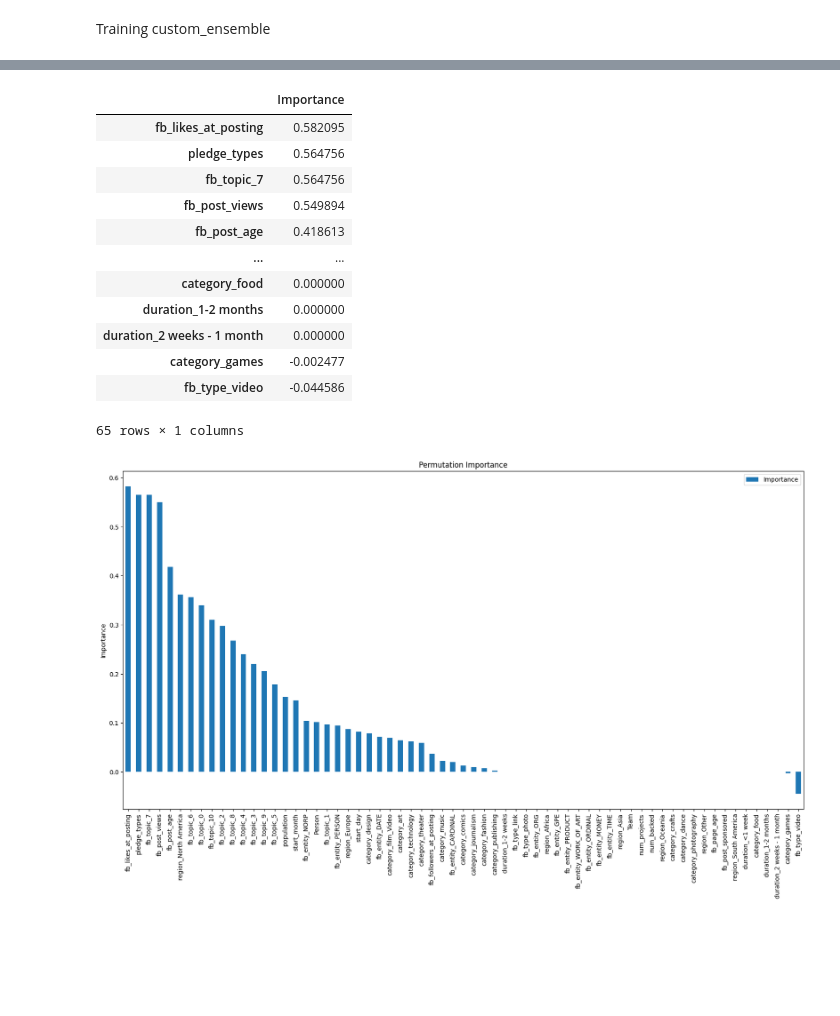
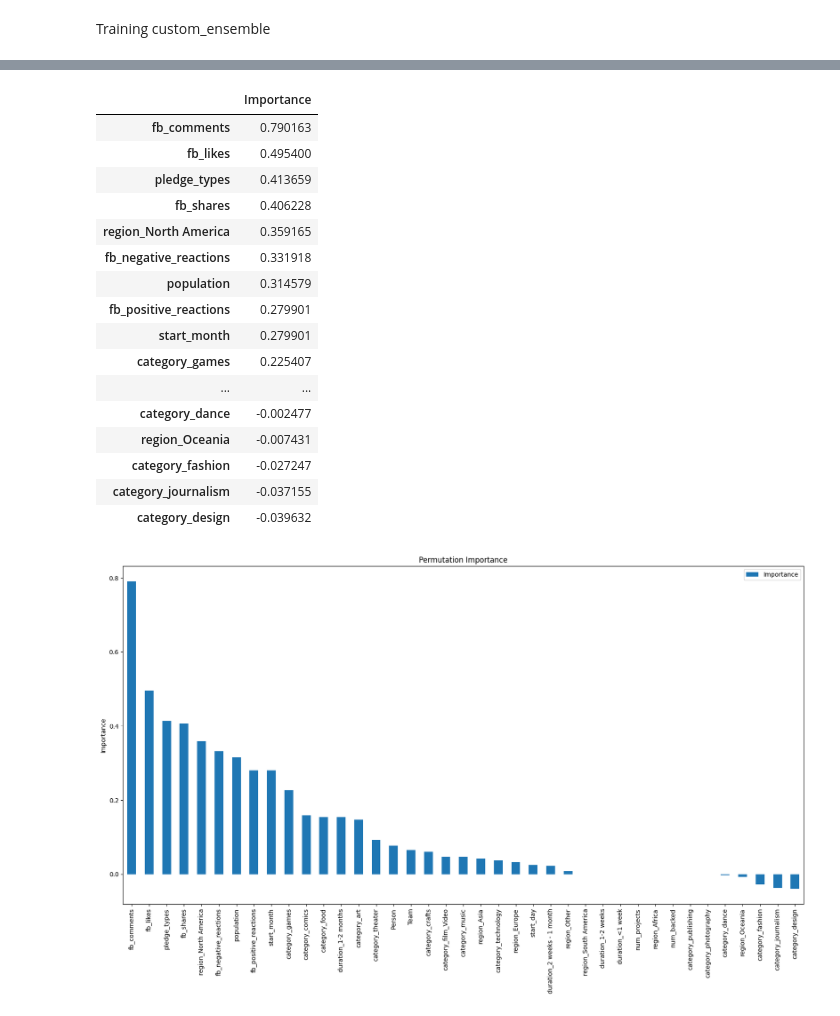
Before and after one commit to Akhil-Theerthala/Crowdfunding-Social-Media-Drivers, a Jupyter notebook: Modelling/ensemble_test.ipynb, the cells around one changed output, grey strips where cells are left out. Drawn from its saved outputs; the diff is of its cells as text; code cells hidden in the pictures; blank space fills up the shorter version.

Commit message:
success_models

```diff
--- a/Modelling/ensemble_test.ipynb
+++ b/Modelling/ensemble_test.ipynb
@@ -243,24 +243,28 @@ y_test
 # %%
 from success_utils import *
 model = CustomEnsemble(
     model1=BalancedRandomForestClassifier,
     model2=RUSBoostClassifier,
 )
 
-model = joblib.load('/workspaces/Crowdfunding-Social-Media-Drivers/Modelling/02_success_engagement/domain_post_success.pkl')
+model = joblib.load('/workspaces/Crowdfunding-Social-Media-Drivers/Modelling/02_success_engagement/domain_engagement_success.pkl')
 plot_permutation_importance(model, X_test_scaled, y_test.success, imp_columns=X_test.columns)
 # %% [output]
 |  | Importance |
-| fb_likes_at_posting | 0.582095 |
-| pledge_types | 0.564756 |
-| fb_topic_7 | 0.564756 |
-| fb_post_views | 0.549894 |
-| fb_post_age | 0.418613 |
+| fb_comments | 0.790163 |
+| fb_likes | 0.495400 |
+| pledge_types | 0.413659 |
+| fb_shares | 0.406228 |
+| region_North America | 0.359165 |
+| fb_negative_reactions | 0.331918 |
+| population | 0.314579 |
+| fb_positive_reactions | 0.279901 |
+| start_month | 0.279901 |
+| category_games | 0.225407 |
 | ... | ... |
-| category_food | 0.000000 |
-| duration_1-2 months | 0.000000 |
-| duration_2 weeks - 1 month | 0.000000 |
-| category_games | -0.002477 |
-| fb_type_video | -0.044586 |
+| category_dance | -0.002477 |
+| region_Oceania | -0.007431 |
+| category_fashion | -0.027247 |
+| category_journalism | -0.037155 |
+| category_design | -0.039632 |
-65 rows × 1 columns
-[figure, old version]
+[figure, new version]
```
Also changed, not shown: parts of 1 cell of this notebook, 1 other file.
